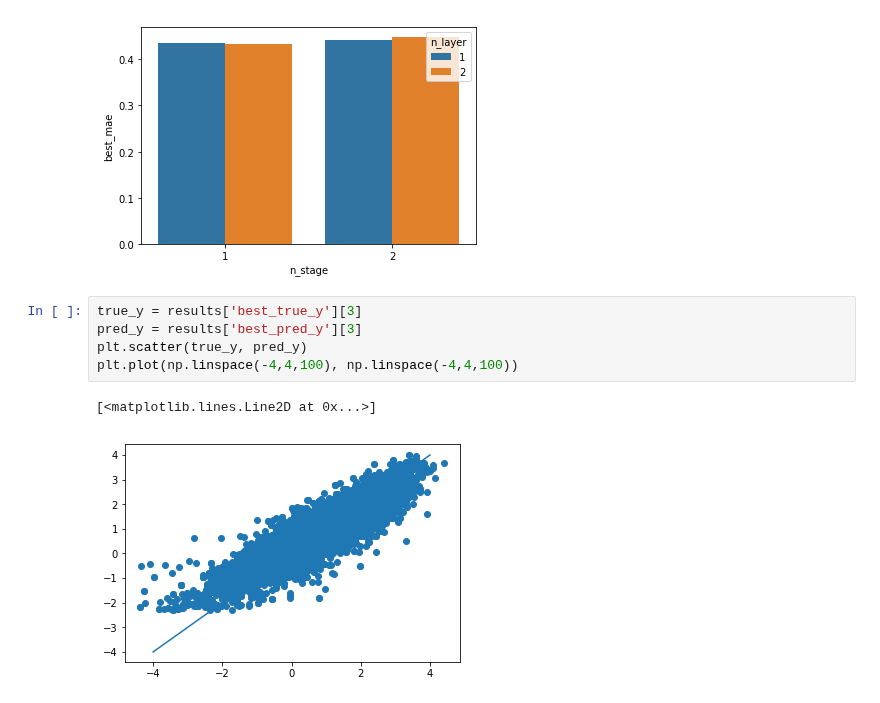
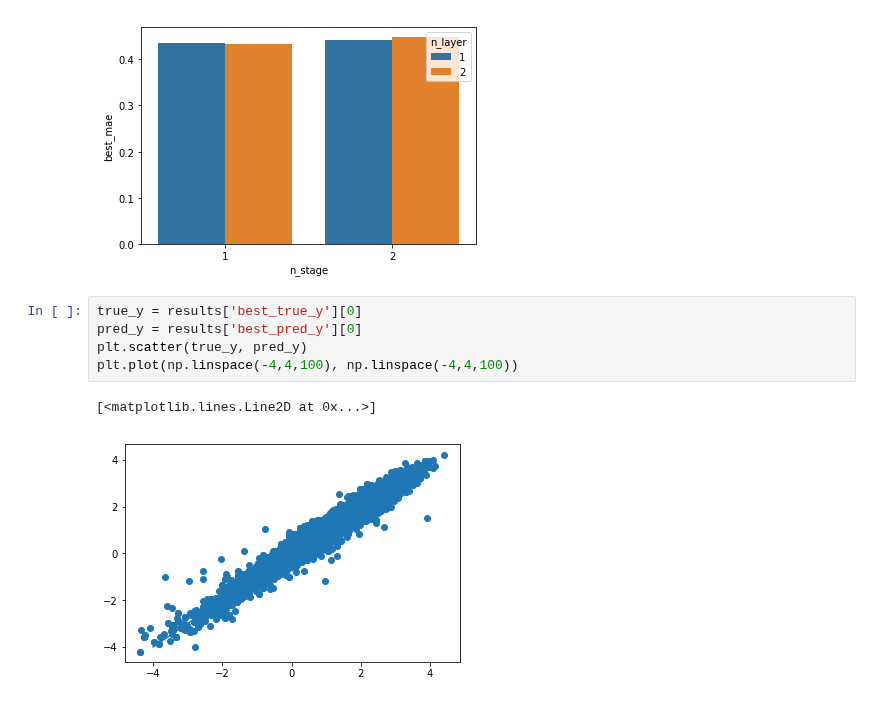
Before and after one commit to heartcored98/CH485_AI_Chemistry, a Jupyter notebook: Practice4_Tox21_CNN/Assignment4_logP_CNN.ipynb, the cells around one changed output. Cells and saved outputs as stored; diff of their text form.

```diff
--- a/Practice4_Tox21_CNN/Assignment4_logP_CNN.ipynb
+++ b/Practice4_Tox21_CNN/Assignment4_logP_CNN.ipynb
@@ -376,10 +371,10 @@ sns.barplot(x='n_stage', y='best_mae', hue='n_layer', data=results)
 <matplotlib.axes._subplots.AxesSubplot at 0x...>
 [figure]
 # %%
-true_y = results['best_true_y'][3]
-pred_y = results['best_pred_y'][3]
+true_y = results['best_true_y'][0]
+pred_y = results['best_pred_y'][0]
 plt.scatter(true_y, pred_y)
 plt.plot(np.linspace(-4,4,100), np.linspace(-4,4,100))
 # %% [output]
 [<matplotlib.lines.Line2D at 0x...>]
-[figure, old version]
+[figure, new version]
```
Also changed, not shown: parts of 6 cells of this notebook.
